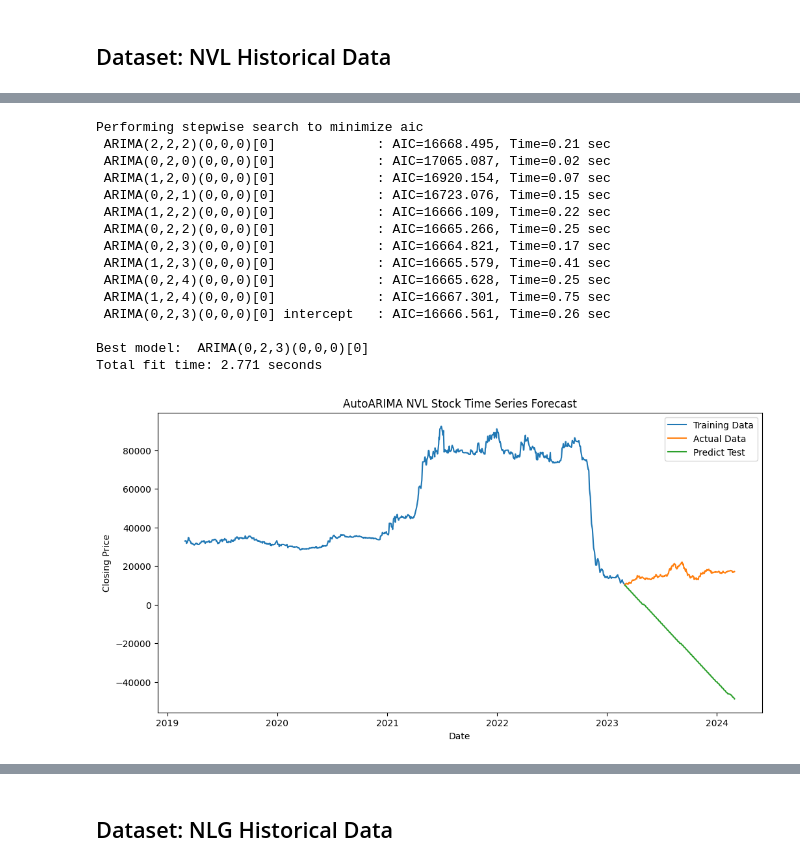
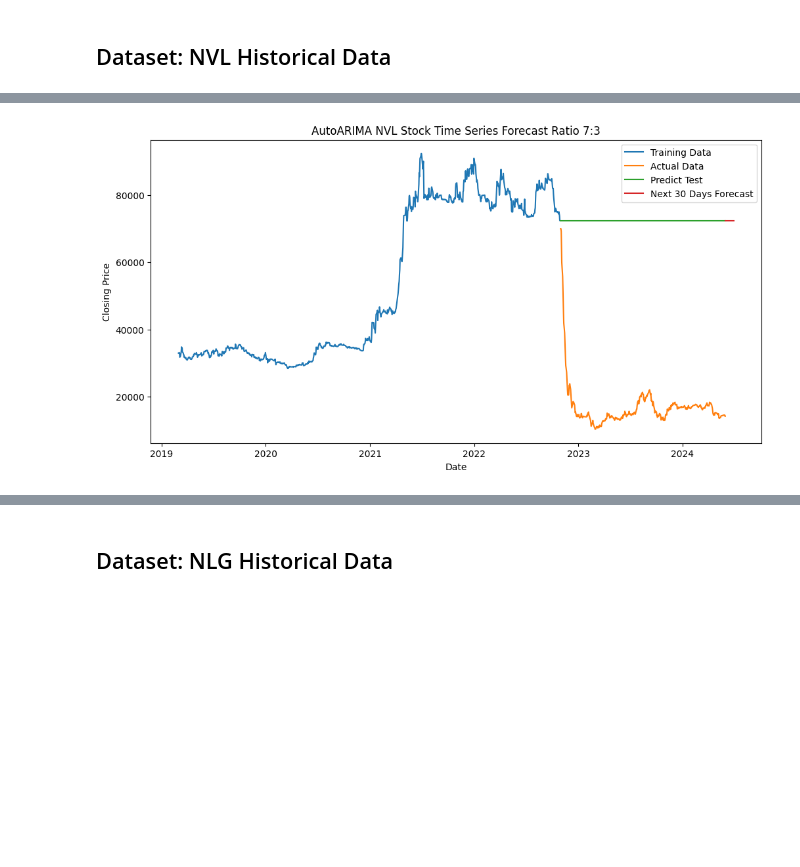
Before and after one commit to chanhlm/IS403_O22_HTCL_5, a Jupyter notebook: Models/ARIMA.ipynb, the cells around one changed output, grey strips where cells are left out. Cells and saved outputs as stored; diff of their text form; code cells hidden in the pictures; blank space fills up the shorter version.

```diff
--- a/Models/ARIMA.ipynb
+++ b/Models/ARIMA.ipynb
@@ -116,0 +285,13 @@ plt.show()
+# %%
+data = pd.read_csv('../Datasets/2 - NVL Historical Data.csv')
+data = data.dropna()
+
+data['Date'] = pd.to_datetime(data['Date'], format='%m/%d/%Y')
+data = data.set_index('Date')
+data = data.sort_index()
+
+# Format column "Price", "Open", "High", "Low"
+for col in ['Price', 'Open', 'High', 'Low']:
+    data[col] = data[col].str.replace(',', '').astype(float)
+
+data
@@ -117,45 +356,23 @@ plt.show()
+# %%
+# Generate a range of dates for the next 30 days
+next_30_days_dates = pd.date_range(start=data.index[-1], periods=30)
+
+# Convert the date range to a NumPy array if needed for your prediction model
+x_next_30_days = np.array(next_30_days_dates).reshape(-1, 1)
+
+# Predict the closing prices for the next 30 days
+y_next_30_days = model.predict(n_periods=len(x_next_30_days))
 # %%
-time_series = data['Price']
-
-train_size = int(0.8 * len(time_series))
-test_size = int(0.2 * len(time_series))
-
-train_data = time_series[:train_size]
-test_data = time_series[train_size:train_size+test_size]
-
-model = auto_arima(train_data, trace=True,
-                   error_action='ignore',
-                   suppress_warnings=True,
-                   stepwise=True)
-
-model.fit(train_data)
-
-pred_test = model.predict(n_periods=len(test_data))
-
-
+# Plot the forecast
 plt.figure(figsize=(12, 6))
 plt.plot(train_data, label='Training Data')
 plt.plot(test_data.index, test_data, label='Actual Data')
 plt.plot(test_data.index, pred_test, label='Predict Test')
-plt.title('AutoARIMA NVL Stock Time Series Forecast')
+plt.plot(next_30_days_dates, y_next_30_days, label='Next 30 Days Forecast')
+plt.title('AutoARIMA NVL Stock Time Series Forecast Ratio 7:3')
 plt.xlabel('Date')
 plt.ylabel('Closing Price')
 plt.legend()
 plt.show()
 # %% [output]
-Performing stepwise search to minimize aic
- ARIMA(2,2,2)(0,0,0)[0]             : AIC=16668.495, Time=0.21 sec
- ARIMA(0,2,0)(0,0,0)[0]             : AIC=17065.087, Time=0.02 sec
- ARIMA(1,2,0)(0,0,0)[0]             : AIC=16920.154, Time=0.07 sec
- ARIMA(0,2,1)(0,0,0)[0]             : AIC=16723.076, Time=0.15 sec
- ARIMA(1,2,2)(0,0,0)[0]             : AIC=16666.109, Time=0.22 sec
- ARIMA(0,2,2)(0,0,0)[0]             : AIC=16665.266, Time=0.25 sec
- ARIMA(0,2,3)(0,0,0)[0]             : AIC=16664.821, Time=0.17 sec
- ARIMA(1,2,3)(0,0,0)[0]             : AIC=16665.579, Time=0.41 sec
- ARIMA(0,2,4)(0,0,0)[0]             : AIC=16665.628, Time=0.25 sec
- ARIMA(1,2,4)(0,0,0)[0]             : AIC=16667.301, Time=0.75 sec
- ARIMA(0,2,3)(0,0,0)[0] intercept   : AIC=16666.561, Time=0.26 sec
-
-Best model:  ARIMA(0,2,3)(0,0,0)[0]
-Total fit time: 2.771 seconds
-[figure, old version]
+[figure, new version]
```
Also changed, not shown: parts of 50 cells of this notebook, 1 other file.
